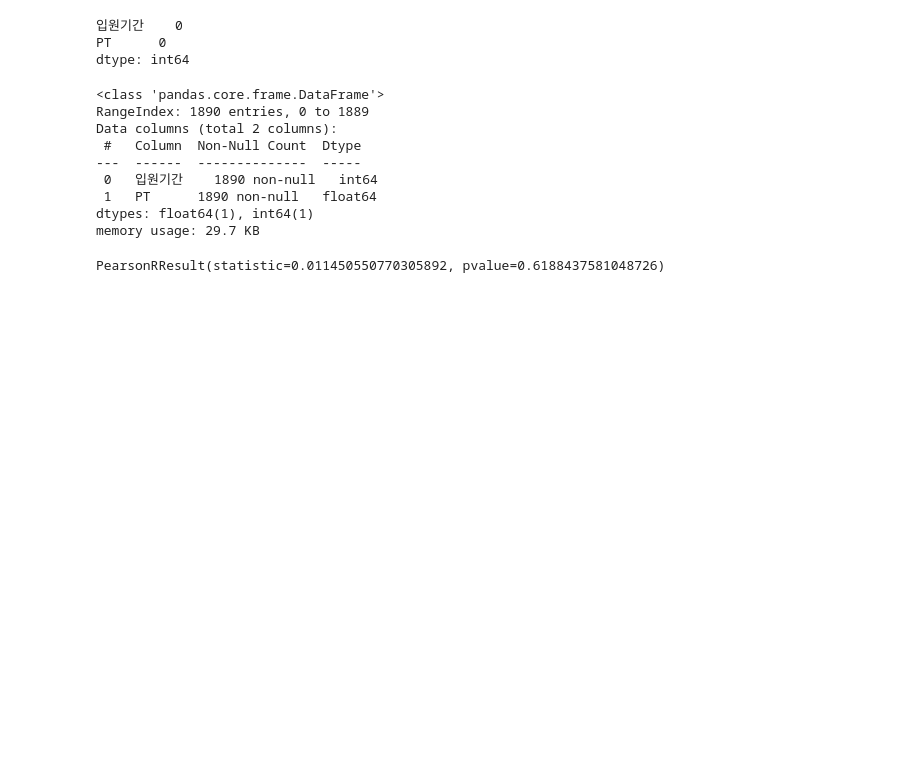
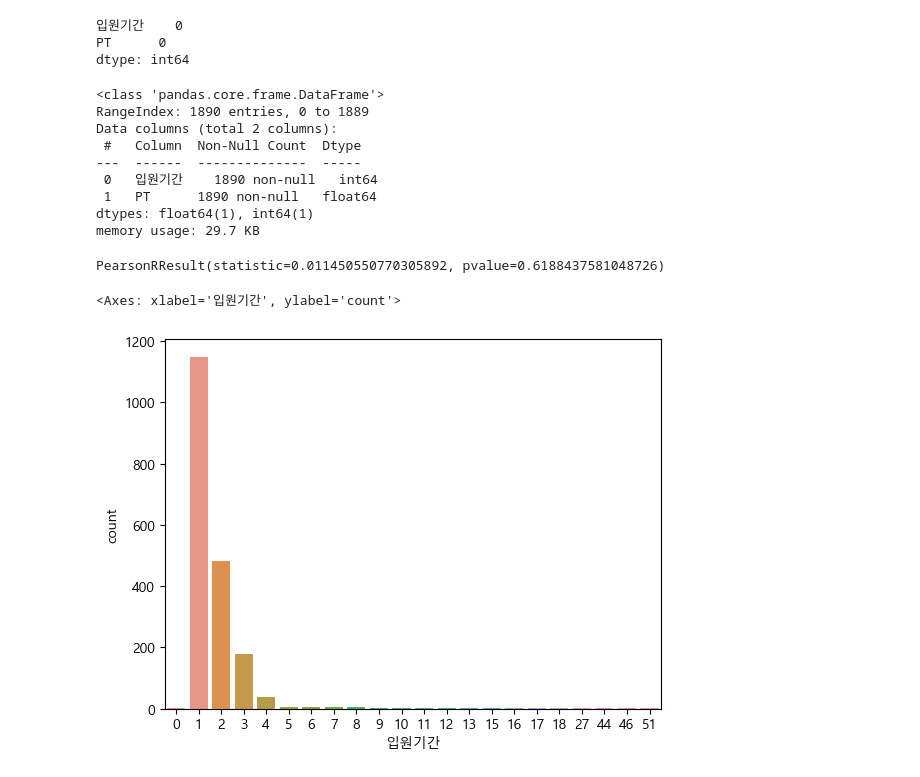
Before and after one commit to BongWonHee/toy_data_analysis, a Jupyter notebook: questCDA_after.ipynb, the cells around one changed output. Drawn from its saved outputs; the diff is of its cells as text; code cells hidden in the pictures; blank space fills up the shorter version.

```diff
--- a/questCDA_after.ipynb
+++ b/questCDA_after.ipynb
@@ -503,3 +503,8 @@ memory usage: 29.7 KB
 stats.pearsonr(df_period_pt['입원기간'],df_period_pt['PT'])
 # %% [output]
 PearsonRResult(statistic=0.011450550770305892, pvalue=0.6188437581048726)
+# %%
+sns.countplot(data=df_ROS, x='입원기간')
+# %% [output]
+<Axes: xlabel='입원기간', ylabel='count'>
+[figure, added]
```
Also changed, not shown: parts of 2 cells of this notebook, 1 other file.
